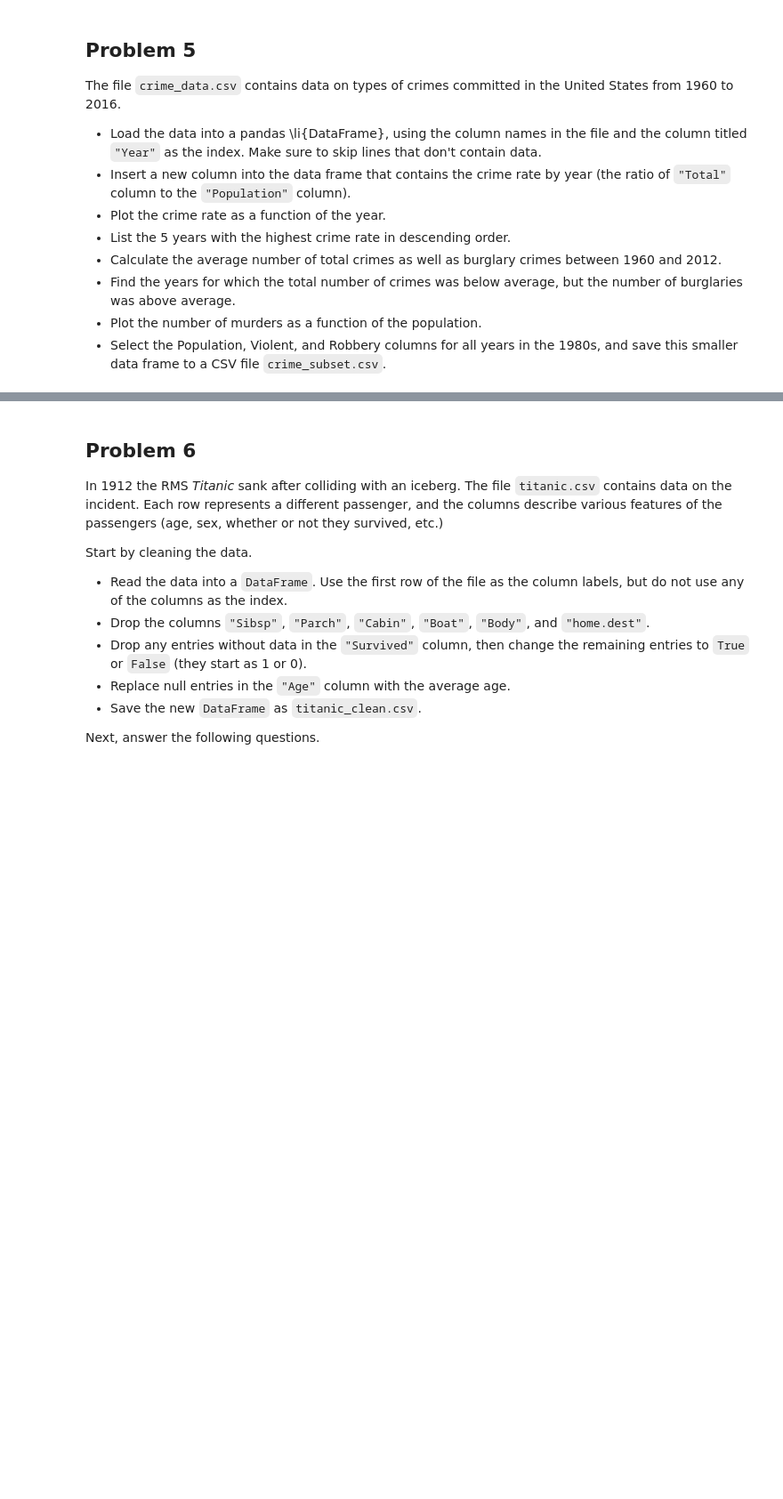
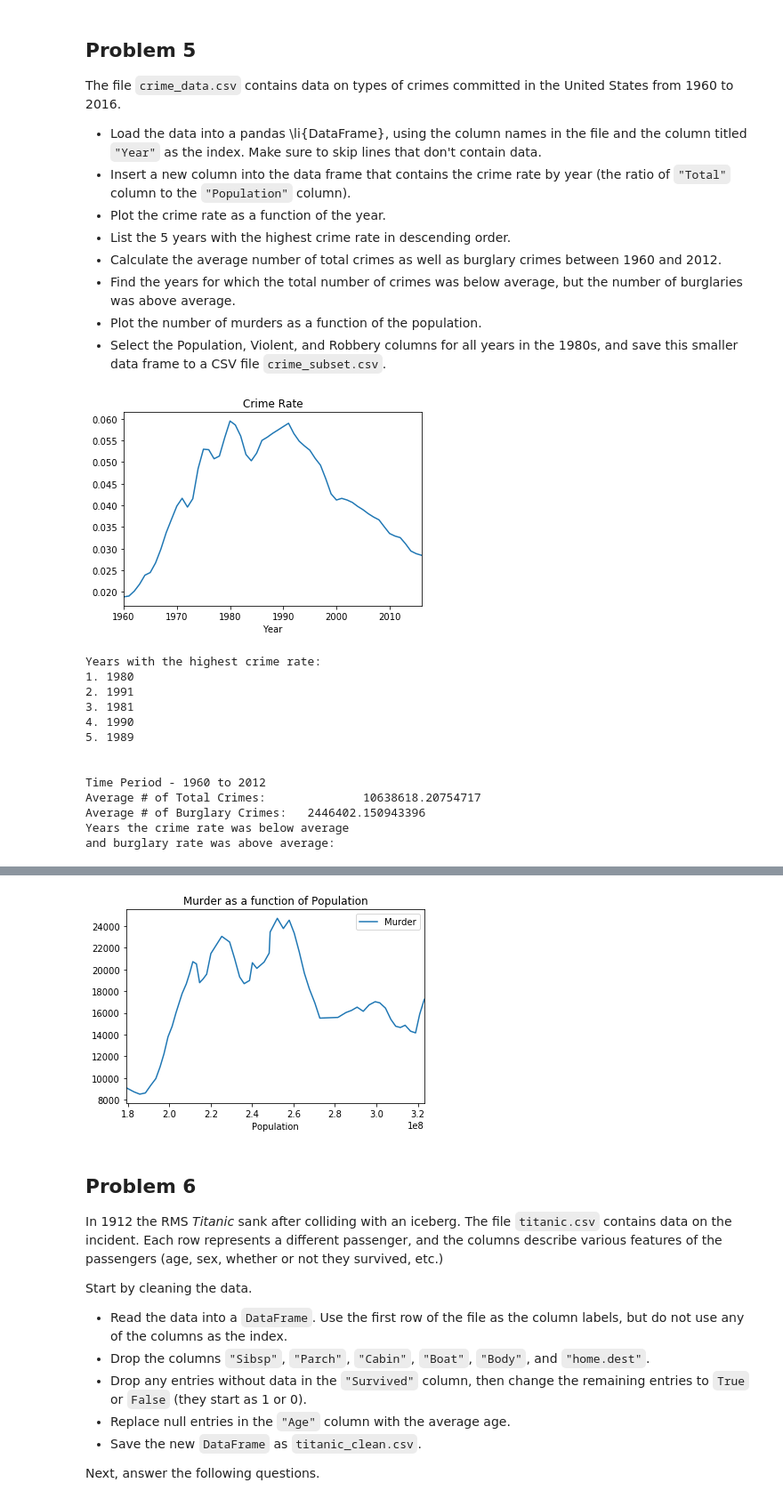
Before and after one commit to mattschaelling/acme_vol3, a Jupyter notebook: Pandas1/pandas1.ipynb, the cells around one changed output, grey strips where cells are left out. Shown at 89% size. Saved outputs shown, nothing was run; the diff lists cells and outputs as text; code cells hidden in the pictures; blank space fills up the shorter version.

```diff
--- a/Pandas1/pandas1.ipynb
+++ b/Pandas1/pandas1.ipynb
@@ -78,3 +125,42 @@ was above average.
 - Plot the number of murders as a function of the population.
 - Select the Population, Violent, and Robbery columns for all years in the 1980s, and save
 this smaller data frame to a CSV file `crime_subset.csv`.
+# %%
+crime = pd.read_csv('crime_data.csv', index_col = 'Year', header = 0)
+crime['Crime Rate'] = crime['Total']/crime['Population']
+crime['Crime Rate'].plot(title = 'Crime Rate')
+plt.show()
+print("\n\nYears with the highest crime rate:")
+i = 1
+for year in crime.sort_values('Crime Rate', ascending = False).index[:5].values:
+    print(i,'. ', year, sep='')
+    i += 1
+
+subset_crime = crime[crime.index < 2013]
+print("\n\nTime Period - 1960 to 2012")
+avg_total_crime = subset_crime['Total'].mean()
+avg_burglary = subset_crime['Burglary'].mean()
+print("Average # of Total Crimes:\t\t{}".format(avg_total_crime))
+print("Average # of Burglary Crimes:\t{}".format(avg_burglary))
+
+print("Years the crime rate was below average\nand burglary rate was above average:")
+display(subset_crime[(subset_crime['Total'] < avg_total_crime) & (subset_crime['Burglary'] > avg_burglary)])
+
+crime.plot(x='Population', y='Murder', title='Murder as a function of Population')
+
+crime[crime.index.isin(np.arange(1980,1990))][['Population','Violent','Robbery']].to_csv('crime_subset.csv')
+# %% [output]
+[figure, added]
+Years with the highest crime rate:
+1. 1980
+2. 1991
+3. 1981
+4. 1990
+5. 1989
+
+
+Time Period - 1960 to 2012
+Average # of Total Crimes:              10638618.20754717
+Average # of Burglary Crimes:   2446402.150943396
+Years the crime rate was below average
+and burglary rate was above average:
@@ -81,3 +171,4 @@ this smaller data frame to a CSV file `crime_subset.csv`.
+[figure, added]
 # %% [markdown]
 ## Problem 6
 
```
Also changed, not shown: parts of 10 cells of this notebook, 1 other file.
